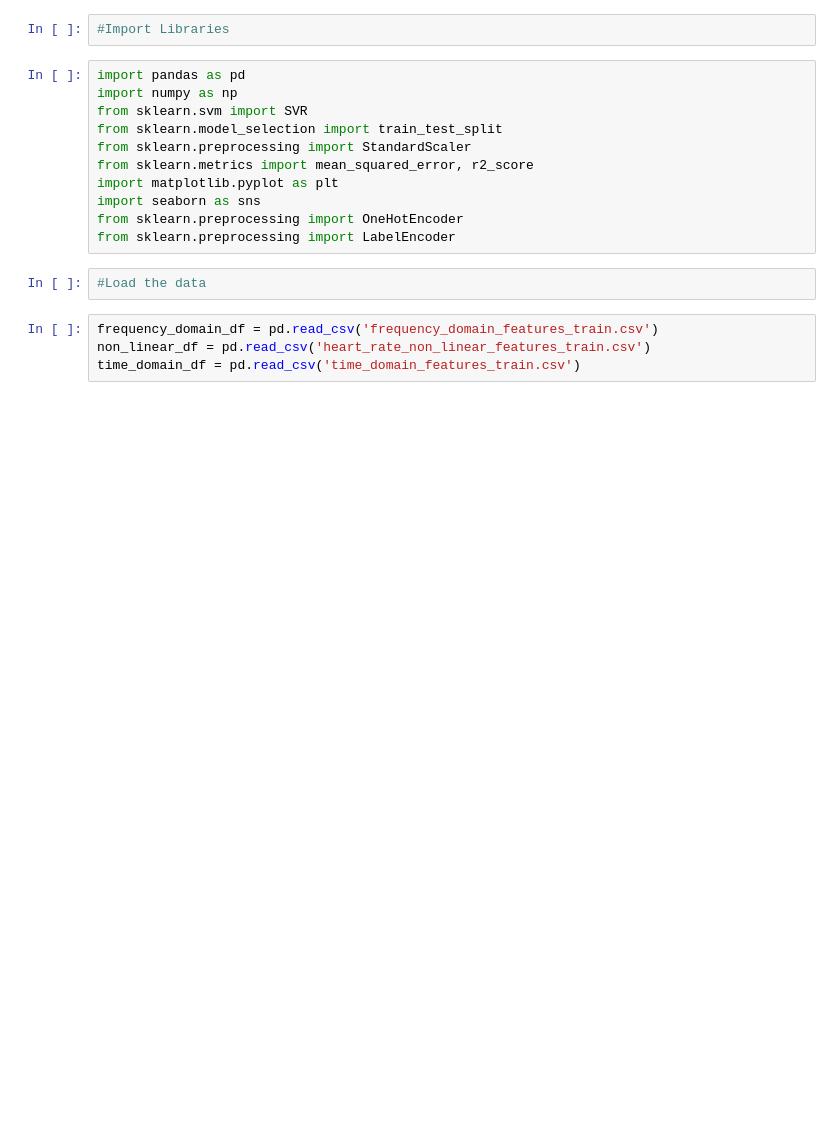
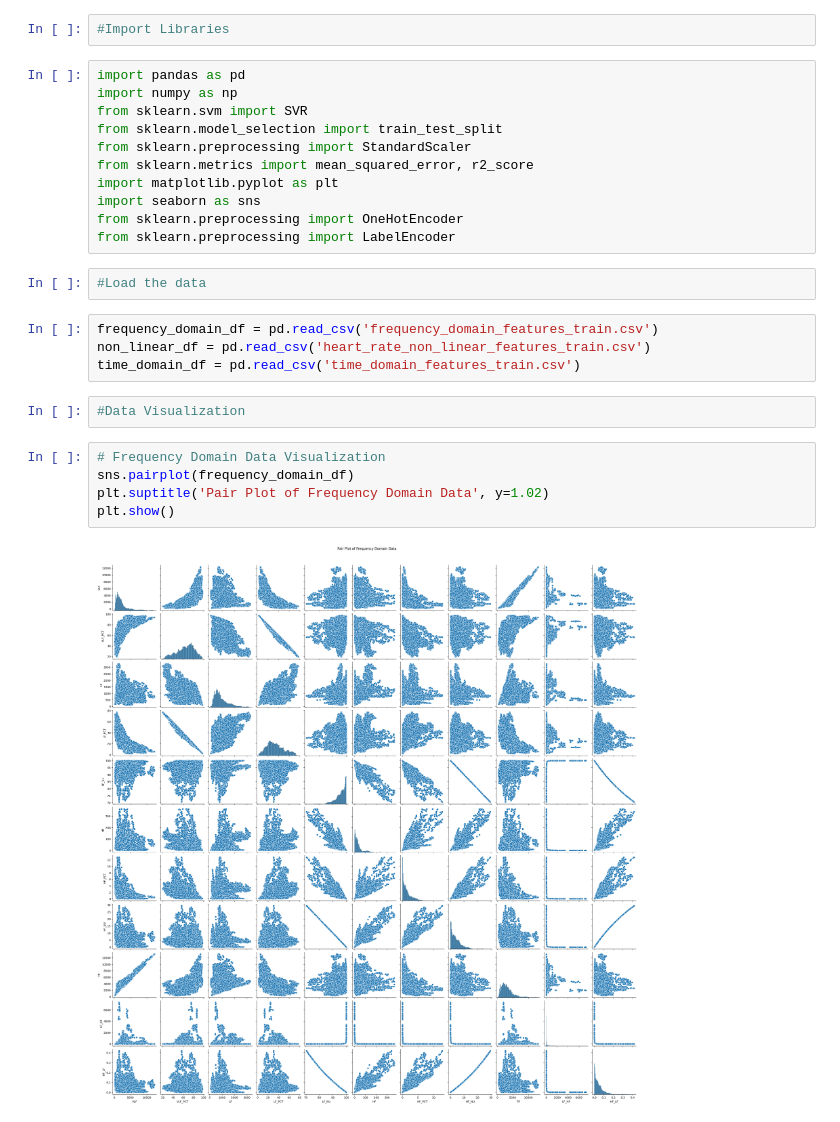
Before and after one commit to Ishara-Pramod-0770/Deep_Learning_Assingment, a Jupyter notebook: SVR Model.ipynb, the cells around one changed output. Cells and saved outputs as stored; diff of their text form; blank space fills up the shorter version.

Commit message:
Visual data for frequency_domain_features_train

```diff
--- a/SVR Model.ipynb
+++ b/SVR Model.ipynb
@@ -17,3 +17,12 @@ from sklearn.preprocessing import LabelEncoder
 frequency_domain_df = pd.read_csv('frequency_domain_features_train.csv')
 non_linear_df = pd.read_csv('heart_rate_non_linear_features_train.csv')
 time_domain_df = pd.read_csv('time_domain_features_train.csv')
+# %%
+#Data Visualization
+# %%
+# Frequency Domain Data Visualization
+sns.pairplot(frequency_domain_df)
+plt.suptitle('Pair Plot of Frequency Domain Data', y=1.02)
+plt.show()
+# %% [output]
+[figure, added]
```
